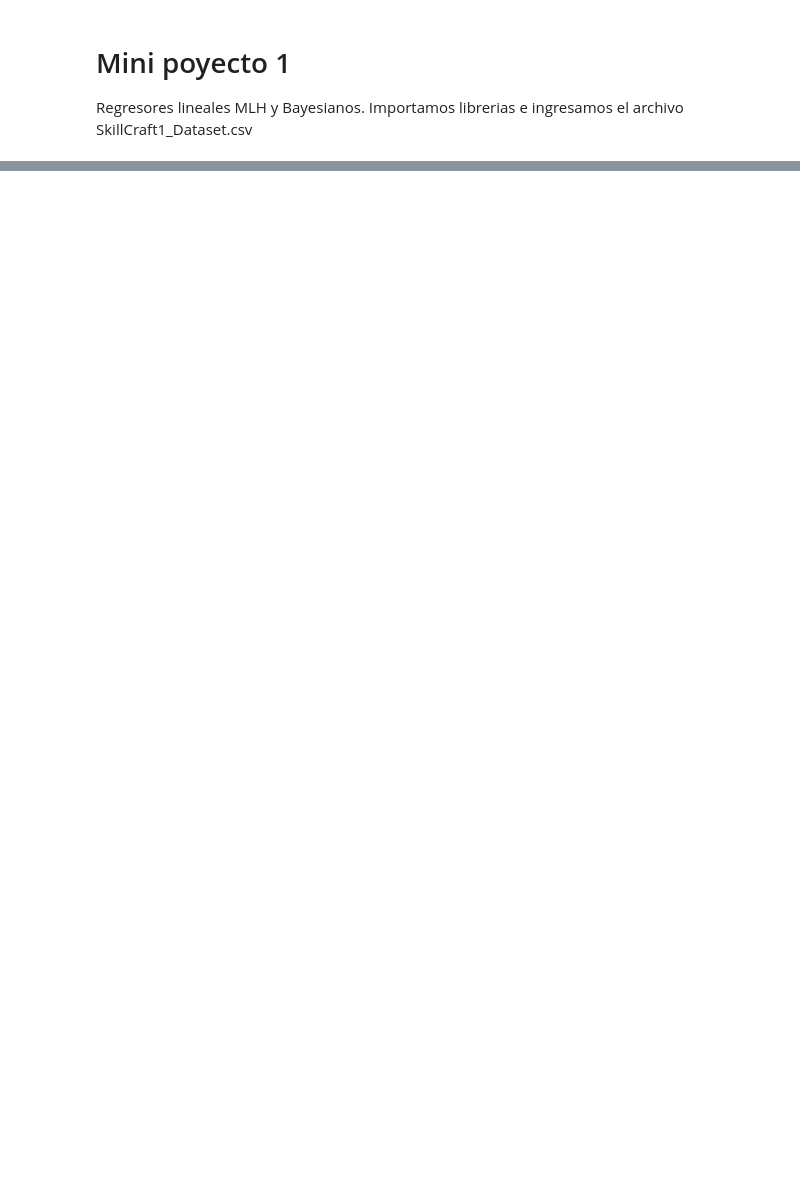
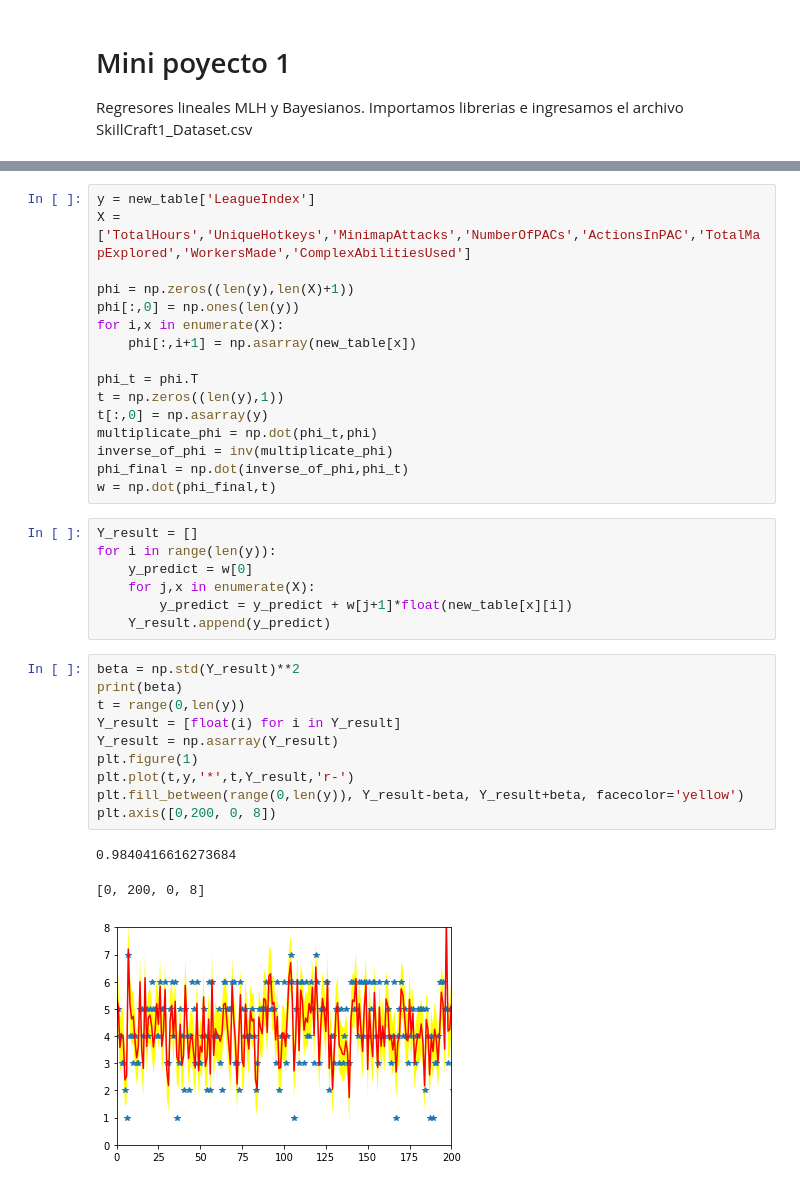
Before and after one commit to AlonsoDiCandia14/Teoria_Informacion, a Jupyter notebook: MP01/MP01.ipynb, the cells around one changed output, grey strips where cells are left out. Saved outputs shown, nothing was run; the diff lists cells and outputs as text; blank space fills up the shorter version.

```diff
--- a/MP01/MP01.ipynb
+++ b/MP01/MP01.ipynb
@@ -34,0 +70,37 @@ new_table.shape
+# %%
+y = new_table['LeagueIndex']
+X = ['TotalHours','UniqueHotkeys','MinimapAttacks','NumberOfPACs','ActionsInPAC','TotalMapExplored','WorkersMade','ComplexAbilitiesUsed']
+
+phi = np.zeros((len(y),len(X)+1))
+phi[:,0] = np.ones(len(y))
+for i,x in enumerate(X):
+    phi[:,i+1] = np.asarray(new_table[x])
+
+phi_t = phi.T
+t = np.zeros((len(y),1))
+t[:,0] = np.asarray(y)
+multiplicate_phi = np.dot(phi_t,phi)
+inverse_of_phi = inv(multiplicate_phi)
+phi_final = np.dot(inverse_of_phi,phi_t)
+w = np.dot(phi_final,t)
+# %%
+Y_result = []
+for i in range(len(y)):
+    y_predict = w[0]
+    for j,x in enumerate(X):
+        y_predict = y_predict + w[j+1]*float(new_table[x][i])
+    Y_result.append(y_predict)
+# %%
+beta = np.std(Y_result)**2
+print(beta)
+t = range(0,len(y))
+Y_result = [float(i) for i in Y_result]
+Y_result = np.asarray(Y_result)
+plt.figure(1)
+plt.plot(t,y,'*',t,Y_result,'r-')
+plt.fill_between(range(0,len(y)), Y_result-beta, Y_result+beta, facecolor='yellow')
+plt.axis([0,200, 0, 8])
+# %% [output]
+0.9840416616273684
+[0, 200, 0, 8]
+[figure, added]
```
Also changed, not shown: parts of 6 cells of this notebook, 2 other files.
